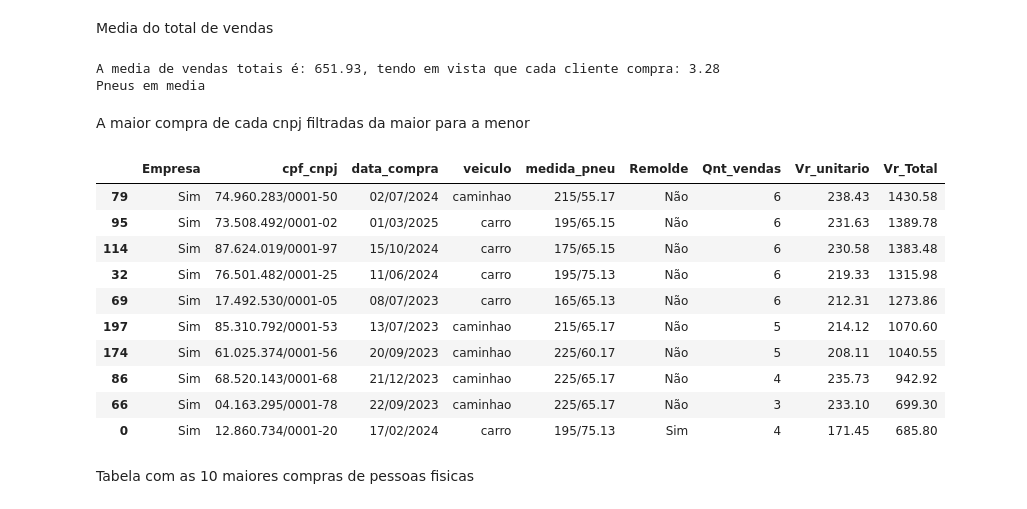
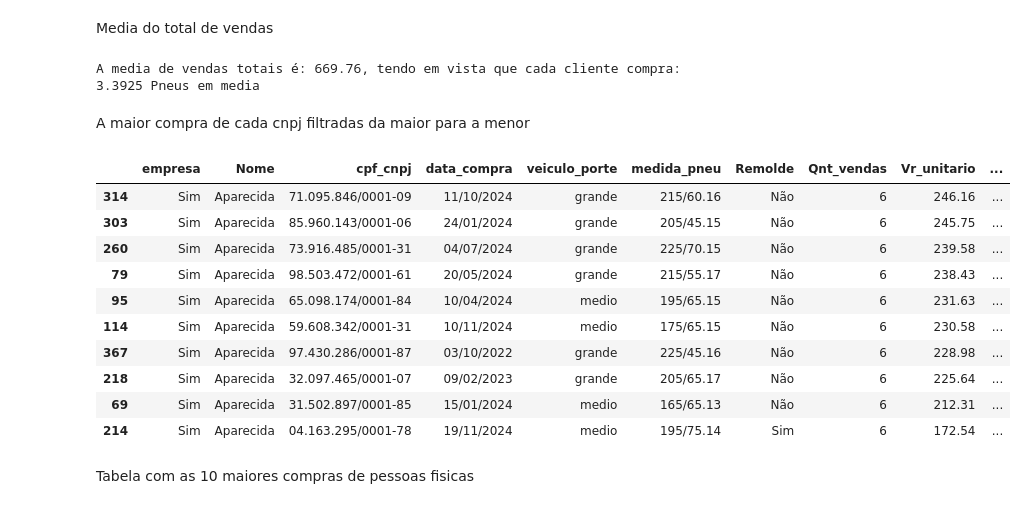
Before and after one commit to BobTheConstructor/Estudos, a Jupyter notebook: PyDados.ipynb, the cells around one changed output. Saved outputs shown, nothing was run; the diff lists cells and outputs as text; code cells hidden in the pictures.

```diff
--- a/PyDados.ipynb
+++ b/PyDados.ipynb
@@ -31,7 +29,7 @@ random.seed(123)
 
 # Função para gerar medida do pneu
 def gerar_medida(veiculo):
-    if veiculo == 'carro':
+    if veiculo == 'medio':
         largura = random.choice([165, 175, 185, 195])
         altura = random.choice([65, 75])
         aro = random.choice([13, 14, 15, 16])
@@ -41,19 +39,25 @@ def gerar_medida(veiculo):
         aro = random.choice([15, 16, 17])
     return f"{largura}/{altura}.{aro}"
 
-cnpj = []
+cnpj_nome = {}
 for _ in range(10):
-  x = fake.cnpj()
-  cnpj.append(x)
+    cnpj = fake.cnpj()
+    nome = fake.company()
+    cnpj_nome[cnpj] = nome
 
 # Geração dos dados
 dados = []
-for _ in range(200):
+for _ in range(400):
     empresa = random.choice(['Sim', 'Não'])
-    cpf_cnpj = random.choice(cnpj) if empresa == 'Sim' else fake.cpf()
-    data_compra = fake.date_between(start_date='-2y', end_date='today')
-    veiculo = random.choice(['carro', 'caminhao'])
-    medida_pneu = gerar_medida(veiculo)
+    if empresa == 'Sim':
+      cpf_cnpj = random.choice(list(cnpj_nome.keys()))
+      nome_empresa = cnpj_nome[cnpj]
+    else:
+      cpf_cnpj = fake.cpf()
+      nome_empresa = fake.name()
+    data_compra = fake.date_between(start_date='-3y', end_date='today')
+    veiculo_porte = random.choice(['medio', 'grande'])
+    medida_pneu = gerar_medida(veiculo_porte)
     remode = random.choice(['Sim', 'Não'])
     quantidade = random.randint(1, 6)
 
@@ -66,9 +70,10 @@ for _ in range(200):
 
     dados.append([
         empresa,
+        nome_empresa,
         cpf_cnpj,
         data_compra,
-        veiculo,
+        veiculo_porte,
         medida_pneu,
         remode,
         quantidade,
@@ -78,10 +83,11 @@ for _ in range(200):
 
 # Criar DataFrame
 colunas = [
-    'Empresa',
+    'empresa',
+    'Nome',
     'cpf_cnpj',
     'data_compra',
-    'veiculo',
+    'veiculo_porte',
     'medida_pneu',
     'Remolde',
     'Qnt_vendas',
@@ -111,23 +117,23 @@ md = tabela['Vr_Total'].mean(axis=0).round(2)
 mdVendas = tabela['Qnt_vendas'].mean(axis=0)
 print(f'A media de vendas totais é: {md}, tendo em vista que cada cliente compra: {mdVendas} Pneus em media')
 # %% [output]
-A media de vendas totais é: 651.93, tendo em vista que cada cliente compra: 3.28 Pneus em media
+A media de vendas totais é: 669.76, tendo em vista que cada cliente compra: 3.3925 Pneus em media
 # %% [markdown]
 A maior compra de cada cnpj filtradas da maior para a menor
 # %%
-tabela.loc[tabela[tabela['Empresa'] == 'Sim'].groupby('cpf_cnpj')['Vr_Total'].idxmax()].sort_values(by="Vr_Total", ascending=False)
+tabela.loc[tabela[tabela['empresa'] == 'Sim'].groupby('cpf_cnpj')['Vr_Total'].idxmax()].sort_values(by="Vr_Total", ascending=False)
 # %% [output]
-|  | Empresa | cpf_cnpj | data_compra | veiculo | medida_pneu | Remolde | Qnt_vendas | Vr_unitario | Vr_Total |
-| 79 | Sim | 74.960.283/0001-50 | 02/07/2024 | caminhao | 215/55.17 | Não | 6 | 238.43 | 1430.58 |
-| 95 | Sim | 73.508.492/0001-02 | 01/03/2025 | carro | 195/65.15 | Não | 6 | 231.63 | 1389.78 |
-| 114 | Sim | 87.624.019/0001-97 | 15/10/2024 | carro | 175/65.15 | Não | 6 | 230.58 | 1383.48 |
-| 32 | Sim | 76.501.482/0001-25 | 11/06/2024 | carro | 195/75.13 | Não | 6 | 219.33 | 1315.98 |
-| 69 | Sim | 17.492.530/0001-05 | 08/07/2023 | carro | 165/65.13 | Não | 6 | 212.31 | 1273.86 |
-| 197 | Sim | 85.310.792/0001-53 | 13/07/2023 | caminhao | 215/65.17 | Não | 5 | 214.12 | 1070.60 |
-| 174 | Sim | 61.025.374/0001-56 | 20/09/2023 | caminhao | 225/60.17 | Não | 5 | 208.11 | 1040.55 |
-| 86 | Sim | 68.520.143/0001-68 | 21/12/2023 | caminhao | 225/65.17 | Não | 4 | 235.73 | 942.92 |
-| 66 | Sim | 04.163.295/0001-78 | 22/09/2023 | caminhao | 225/65.17 | Não | 3 | 233.10 | 699.30 |
-| 0 | Sim | 12.860.734/0001-20 | 17/02/2024 | carro | 195/75.13 | Sim | 4 | 171.45 | 685.80 |
+|  | empresa | Nome | cpf_cnpj | data_compra | veiculo_porte | medida_pneu | Remolde | Qnt_vendas | Vr_unitario | ... |
+| 314 | Sim | Aparecida | 71.095.846/0001-09 | 11/10/2024 | grande | 215/60.16 | Não | 6 | 246.16 | ... |
+| 303 | Sim | Aparecida | 85.960.143/0001-06 | 24/01/2024 | grande | 205/45.15 | Não | 6 | 245.75 | ... |
+| 260 | Sim | Aparecida | 73.916.485/0001-31 | 04/07/2024 | grande | 225/70.15 | Não | 6 | 239.58 | ... |
+| 79 | Sim | Aparecida | 98.503.472/0001-61 | 20/05/2024 | grande | 215/55.17 | Não | 6 | 238.43 | ... |
+| 95 | Sim | Aparecida | 65.098.174/0001-84 | 10/04/2024 | medio | 195/65.15 | Não | 6 | 231.63 | ... |
+| 114 | Sim | Aparecida | 59.608.342/0001-31 | 10/11/2024 | medio | 175/65.15 | Não | 6 | 230.58 | ... |
+| 367 | Sim | Aparecida | 97.430.286/0001-87 | 03/10/2022 | grande | 225/45.16 | Não | 6 | 228.98 | ... |
+| 218 | Sim | Aparecida | 32.097.465/0001-07 | 09/02/2023 | grande | 205/65.17 | Não | 6 | 225.64 | ... |
+| 69 | Sim | Aparecida | 31.502.897/0001-85 | 15/01/2024 | medio | 165/65.13 | Não | 6 | 212.31 | ... |
+| 214 | Sim | Aparecida | 04.163.295/0001-78 | 19/11/2024 | medio | 195/75.14 | Sim | 6 | 172.54 | ... |
 # %% [markdown]
 Tabela com as 10 maiores compras de pessoas fisicas
 # %%
```
Also changed, not shown: parts of 3 cells of this notebook.
